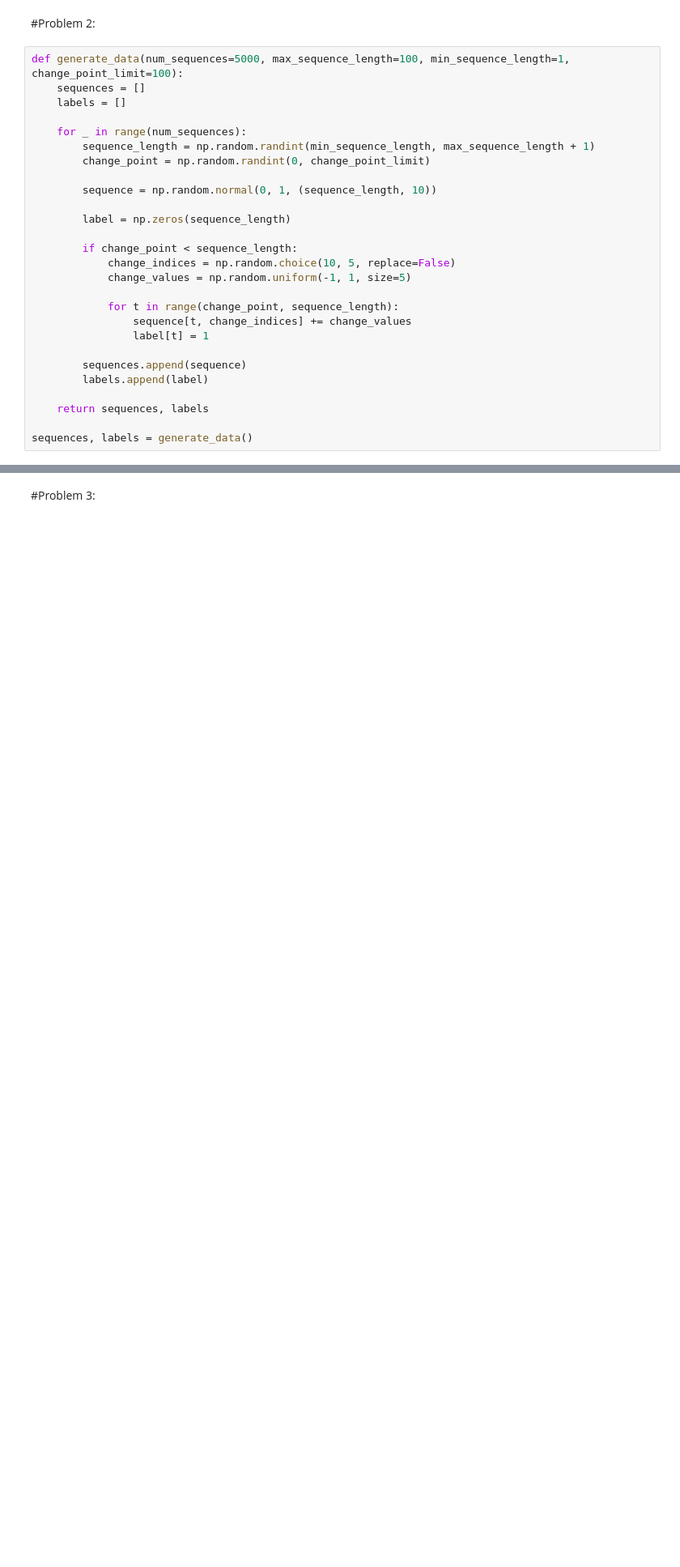
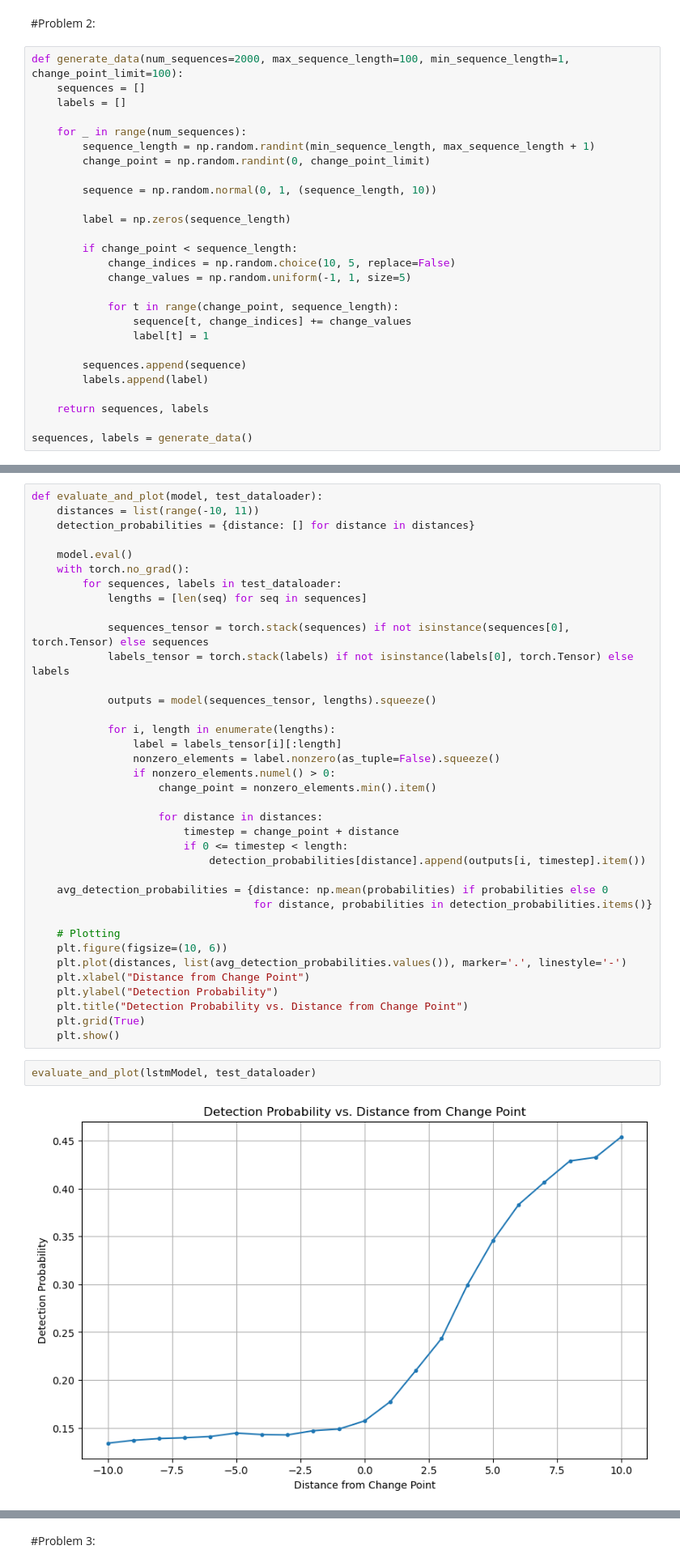
Before and after one commit to pavspatel7/DL_HW3, a Jupyter notebook: HW3.ipynb, the cells around one changed output, grey strips where cells are left out. Shown at 81% size. Drawn from its saved outputs; the diff is of its cells as text; blank space fills up the shorter version.

```diff
--- a/HW3.ipynb
+++ b/HW3.ipynb
@@ -282,7 +282,7 @@ Overfitting/Overtraining here would occur as a result of access optimization or
 # %% [markdown]
 #Problem 2:
 # %%
-def generate_data(num_sequences=5000, max_sequence_length=100, min_sequence_length=1, change_point_limit=100):
+def generate_data(num_sequences=2000, max_sequence_length=100, min_sequence_length=1, change_point_limit=100):
     sequences = []
     labels = []
 
@@ -351,0 +406,41 @@ class LSTMModel(nn.Module):
+# %%
+def evaluate_and_plot(model, test_dataloader):
+    distances = list(range(-10, 11))
+    detection_probabilities = {distance: [] for distance in distances}
+
+    model.eval()
+    with torch.no_grad():
+        for sequences, labels in test_dataloader:
+            lengths = [len(seq) for seq in sequences]
+
+            sequences_tensor = torch.stack(sequences) if not isinstance(sequences[0], torch.Tensor) else sequences
+            labels_tensor = torch.stack(labels) if not isinstance(labels[0], torch.Tensor) else labels
+
+            outputs = model(sequences_tensor, lengths).squeeze()
+
+            for i, length in enumerate(lengths):
+                label = labels_tensor[i][:length]
+                nonzero_elements = label.nonzero(as_tuple=False).squeeze()
+                if nonzero_elements.numel() > 0:
+                    change_point = nonzero_elements.min().item()
+
+                    for distance in distances:
+                        timestep = change_point + distance
+                        if 0 <= timestep < length:
+                            detection_probabilities[distance].append(outputs[i, timestep].item())
+
+    avg_detection_probabilities = {distance: np.mean(probabilities) if probabilities else 0
+                                   for distance, probabilities in detection_probabilities.items()}
+
+    # Plotting
+    plt.figure(figsize=(10, 6))
+    plt.plot(distances, list(avg_detection_probabilities.values()), marker='.', linestyle='-')
+    plt.xlabel("Distance from Change Point")
+    plt.ylabel("Detection Probability")
+    plt.title("Detection Probability vs. Distance from Change Point")
+    plt.grid(True)
+    plt.show()
+# %%
+evaluate_and_plot(lstmModel, test_dataloader)
+# %% [output]
+[figure, added]
```
Also changed, not shown: parts of 11 cells of this notebook.
